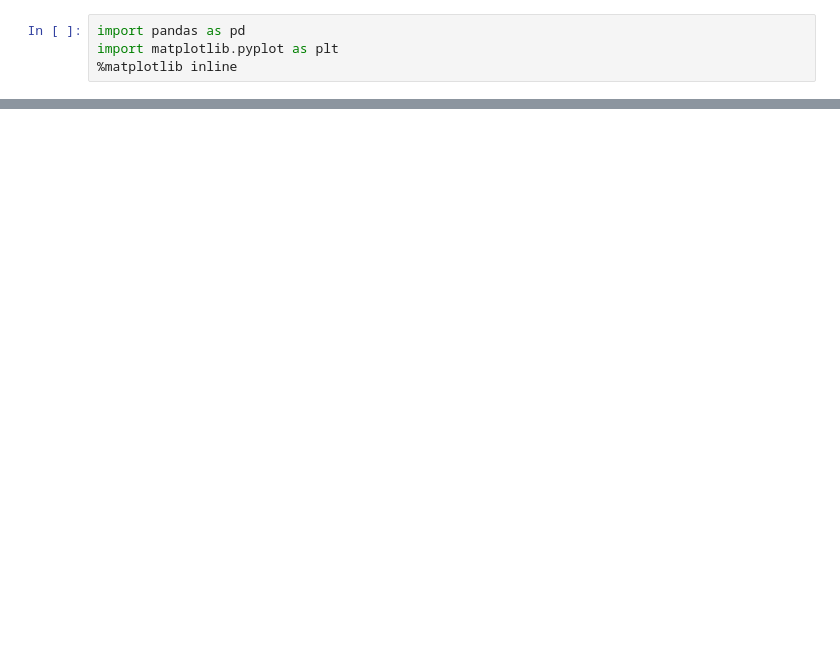
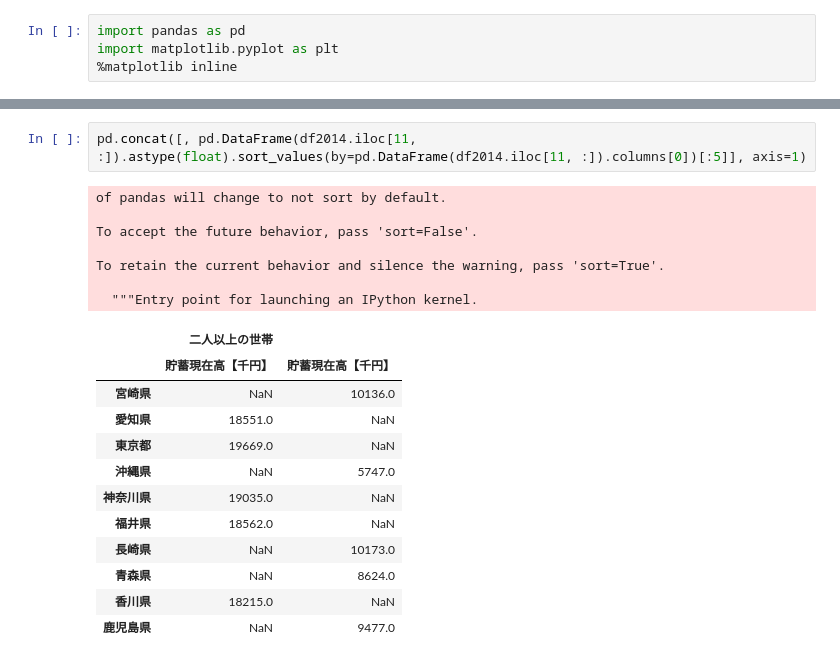
Before and after one commit to mazarimono/kezaidata, a Jupyter notebook: Untitled.ipynb, the cells around one changed output, grey strips where cells are left out. Drawn from its saved outputs; the diff is of its cells as text; blank space fills up the shorter version.

```diff
--- a/Untitled.ipynb
+++ b/Untitled.ipynb
@@ -44,0 +95,22 @@ df2014
+# %%
+pd.concat([, pd.DataFrame(df2014.iloc[11, :]).astype(float).sort_values(by=pd.DataFrame(df2014.iloc[11, :]).columns[0])[:5]], axis=1)
+# %% [output]
+of pandas will change to not sort by default.
+
+To accept the future behavior, pass 'sort=False'.
+
+To retain the current behavior and silence the warning, pass 'sort=True'.
+
+  """Entry point for launching an IPython kernel.
+|  | 二人以上の世帯 |  |
+|  | 貯蓄現在高【千円】 | 貯蓄現在高【千円】 |
+| 宮崎県 | NaN | 10136.0 |
+| 愛知県 | 18551.0 | NaN |
+| 東京都 | 19669.0 | NaN |
+| 沖縄県 | NaN | 5747.0 |
+| 神奈川県 | 19035.0 | NaN |
+| 福井県 | 18562.0 | NaN |
+| 長崎県 | NaN | 10173.0 |
+| 青森県 | NaN | 8624.0 |
+| 香川県 | 18215.0 | NaN |
+| 鹿児島県 | NaN | 9477.0 |
```
Also changed, not shown: parts of 43 cells of this notebook, 6 other files.
